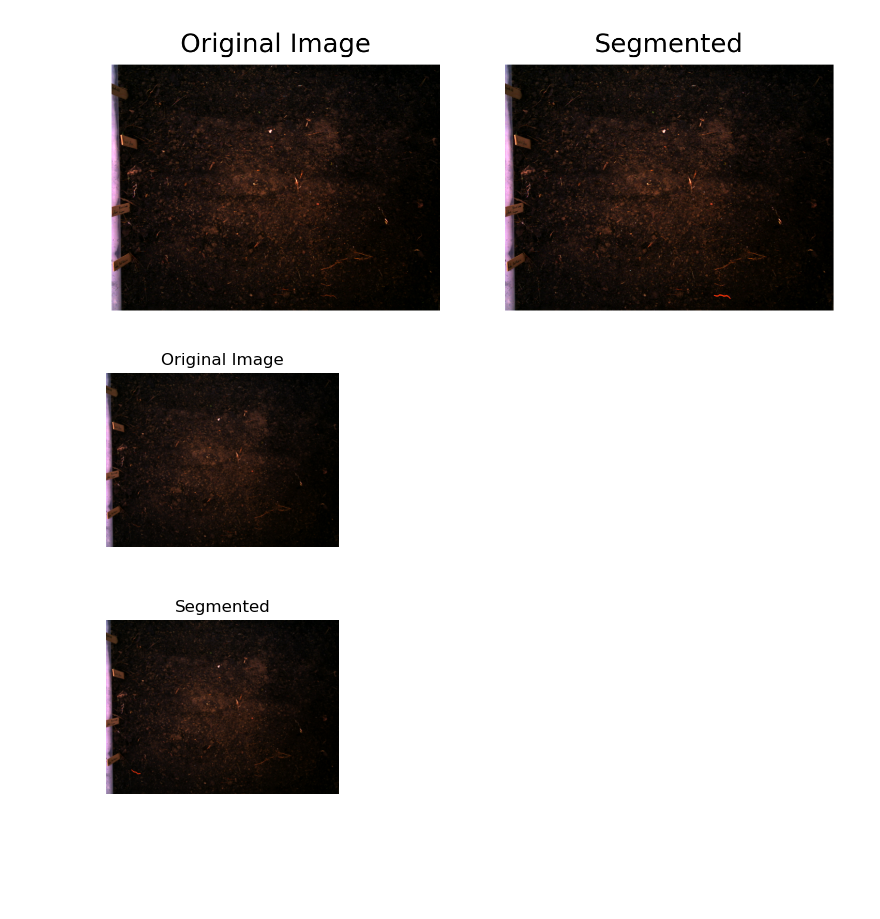
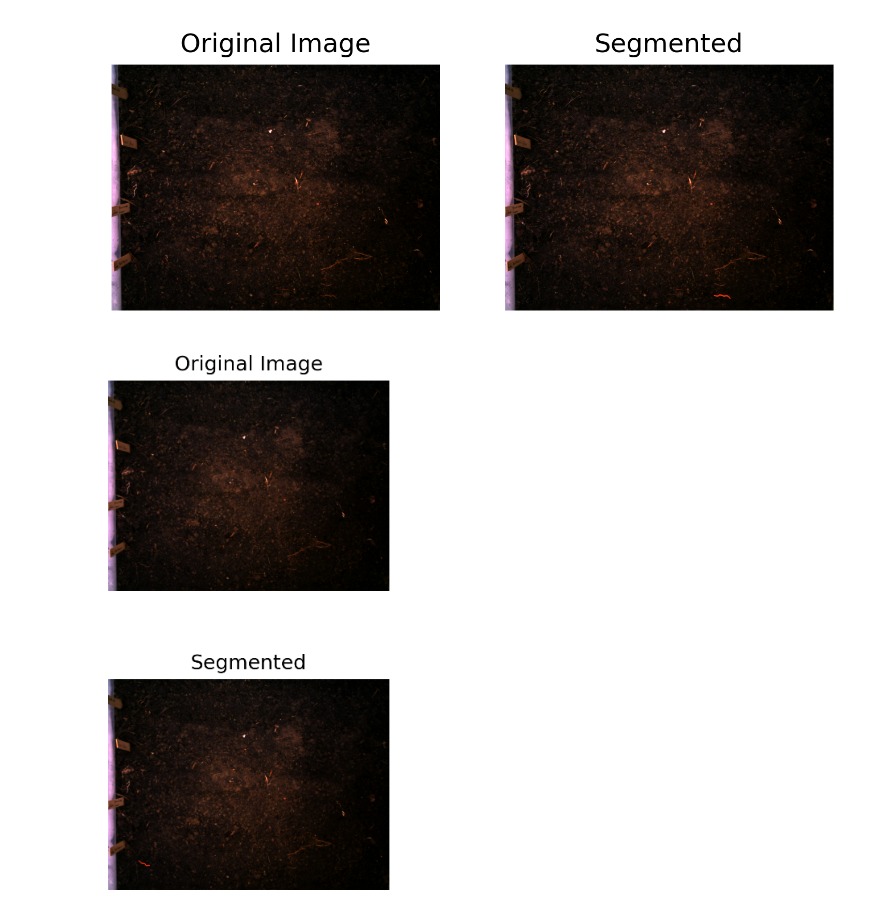
Before and after one commit to gabrielkassjohnson/tracking-invasive-worms-with-computer-vision, a Jupyter notebook: worms/anim-test.ipynb, the cells around one changed output. Saved outputs shown, nothing was run; the diff lists cells and outputs as text; code cells hidden in the pictures; blank space fills up the shorter version.

```diff
--- a/worms/anim-test.ipynb
+++ b/worms/anim-test.ipynb
@@ -83,36 +83,36 @@ plt.show
 <function matplotlib.pyplot.show(close=None, block=None)>
 [figure]
 # %%
-fig, (ax1, ax2) = plt.subplots(2,1,figsize=(3,6),dpi=100)
+fig, (ax1, ax2) = plt.subplots(2,1,figsize=(3,6),dpi=300)
 ax1.axis('off')
 ax2.axis('off')
 ax1.set_title('Original Image')
 ax2.set_title('Segmented')
 
 original = [ax1.imshow(img_array[0])]
 segmented = [ax2.imshow(output_array[0])]
 
 #initialization of animation, plot array of zeros
 def init():
     return original
     return segmented
 
 def animate(i):
     original = [ax1.imshow(img_array[i])]
     segmented = [ax2.imshow(output_array[i])]
 
     return original
     return segmented
 
 
 frame_max=len(img_array)
 anim = animation.FuncAnimation(fig, animate, init_func=init, repeat = True,
                                frames=range(0,frame_max), interval=1000, blit=True, repeat_delay=1000)
 
 anim.save('test.gif')
 plt.show()
 # %% [output]
-[figure, old version]
+[figure, new version]
 # %%
 import cv2
 import numpy as np
```
Also changed, not shown: 1 other file.
